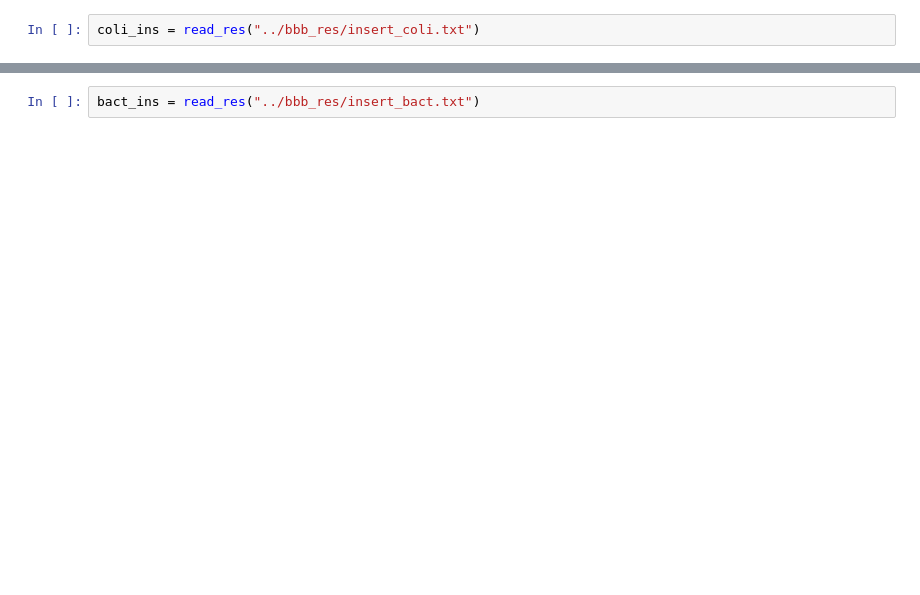
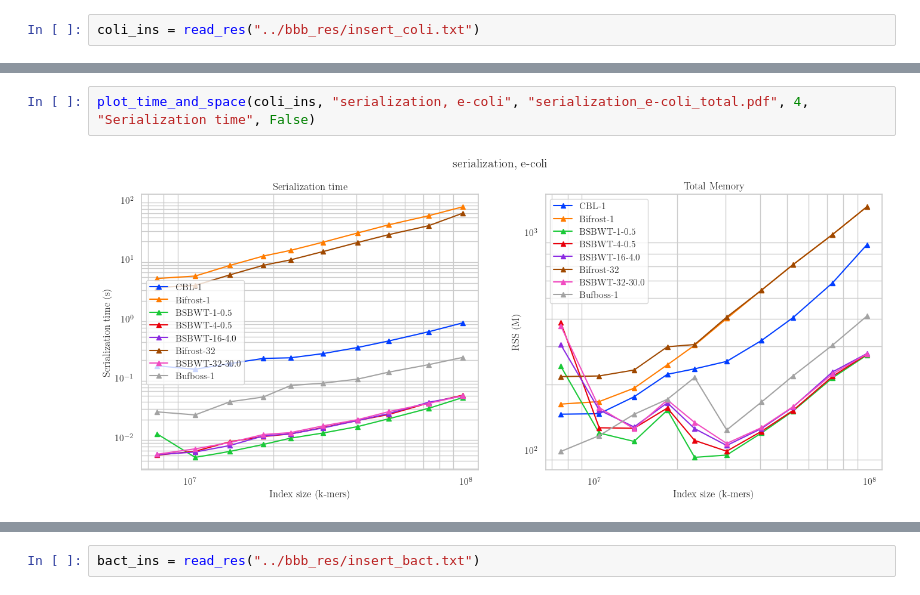
Before and after one commit to saskeli/Dynamic_SBWT_experiments, a Jupyter notebook: insert.ipynb, the cells around one changed output, grey strips where cells are left out. Saved outputs shown, nothing was run; the diff lists cells and outputs as text; blank space fills up the shorter version.

```diff
--- a/insert.ipynb
+++ b/insert.ipynb
@@ -141,3 +182,7 @@ plot_time_and_space_per_kmer(coli_ins, coli_ins["added"], "insert per added k-me
+# %%
+plot_time_and_space(coli_ins, "serialization, e-coli", "serialization_e-coli_total.pdf", 4, "Serialization time", False)
+# %% [output]
+[figure, added]
 # %%
 plot_time_and_space(coli_ins, "insert totals, e-coli", "insert_e-coli_total.pdf")
 # %% [output]
```
Also changed, not shown: parts of 15 cells of this notebook, 3 other files.
